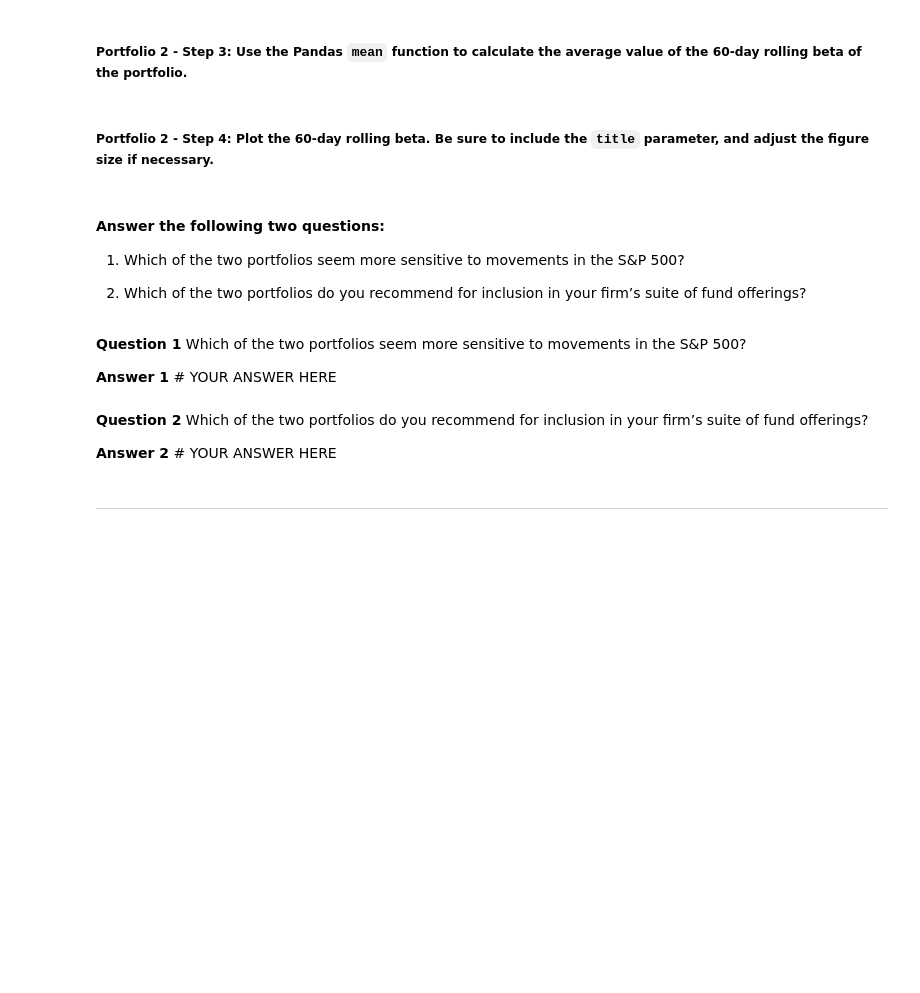
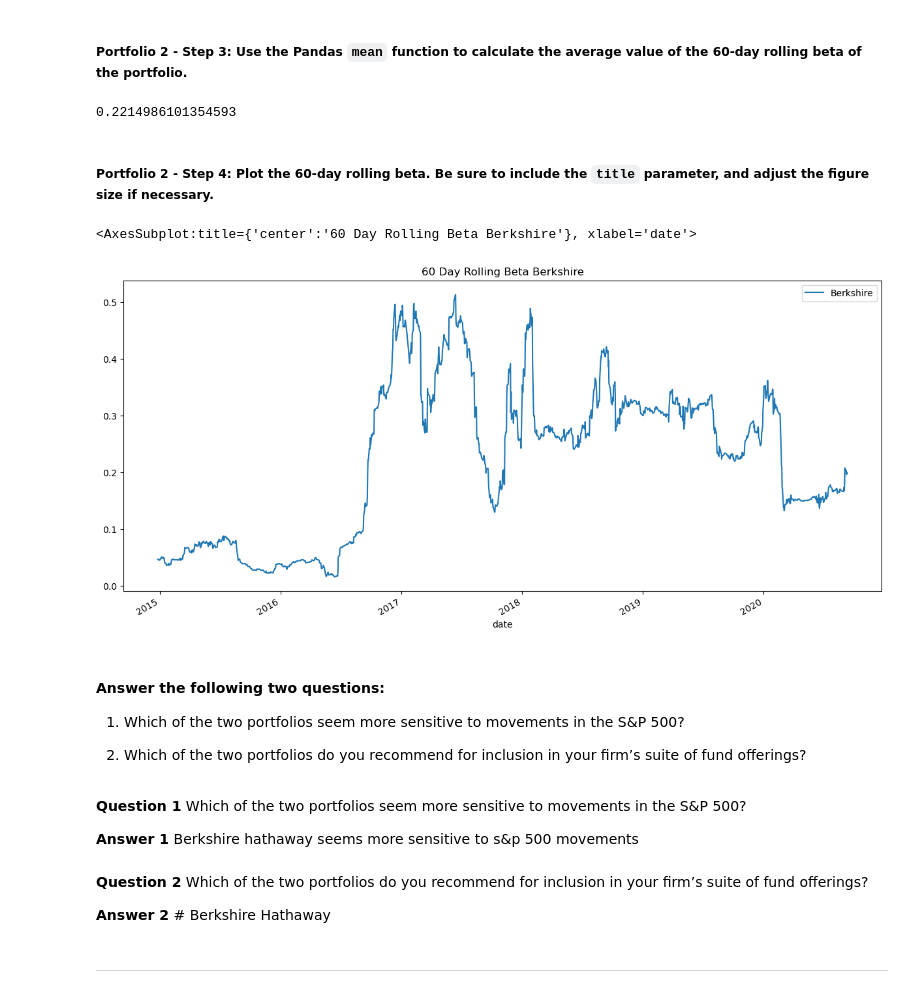
Before and after one commit to 12jasteiner/Module_4_Whale_Analysis, a Jupyter notebook: risk_return_analysis.ipynb, the cells around one changed output. Cells and saved outputs as stored; diff of their text form; code cells hidden in the pictures; blank space fills up the shorter version.

```diff
--- a/risk_return_analysis.ipynb
+++ b/risk_return_analysis.ipynb
@@ -403,18 +435,23 @@ Your analysis is nearing completion. Now, you need to evaluate how the portfolio
 # %%
 # Calculate the beta based on the 60-day rolling covariance compared to the market (S&P 500)
 # Review the last five rows of the beta information
-# YOUR CODE HERE
+berkshire_rolling_60_beta=paulson_covariance/variance_sp
 # %% [markdown]
 ##### Portfolio 2 - Step 3: Use the Pandas `mean` function to calculate the average value of the 60-day rolling beta of the portfolio.
 # %%
 # Calculate the average of the 60-day rolling beta
-# YOUR CODE HERE
+berkshire_rolling_60_beta.mean()
+# %% [output]
+0.2214986101354593
 # %% [markdown]
 ##### Portfolio 2 - Step 4: Plot the 60-day rolling beta. Be sure to include the `title` parameter, and adjust the figure size if necessary.
 # %%
 # Plot the rolling beta
 # Include a title parameter and adjust the figure size
-# YOUR CODE HERE
+berkshire_rolling_60_beta.plot(legend=True, label="Berkshire", figsize=(15, 7), title = "60 Day Rolling Beta Berkshire")
+# %% [output]
+<AxesSubplot:title={'center':'60 Day Rolling Beta Berkshire'}, xlabel='date'>
+[figure, added]
 # %% [markdown]
 #### Answer the following two questions:
 
@@ -424,10 +461,10 @@ Your analysis is nearing completion. Now, you need to evaluate how the portfolio
 # %% [markdown]
 **Question 1** Which of the two portfolios seem more sensitive to movements in the S&P 500?
 
-**Answer 1** # YOUR ANSWER HERE
+**Answer 1** Berkshire hathaway seems more sensitive to s&p 500 movements
 # %% [markdown]
 **Question 2** Which of the two portfolios do you recommend for inclusion in your firm’s suite of fund offerings?
 
-**Answer 2** # YOUR ANSWER HERE
+**Answer 2** # Berkshire Hathaway
 # %% [markdown]
 ---
```
Also changed, not shown: parts of 6 cells of this notebook.
